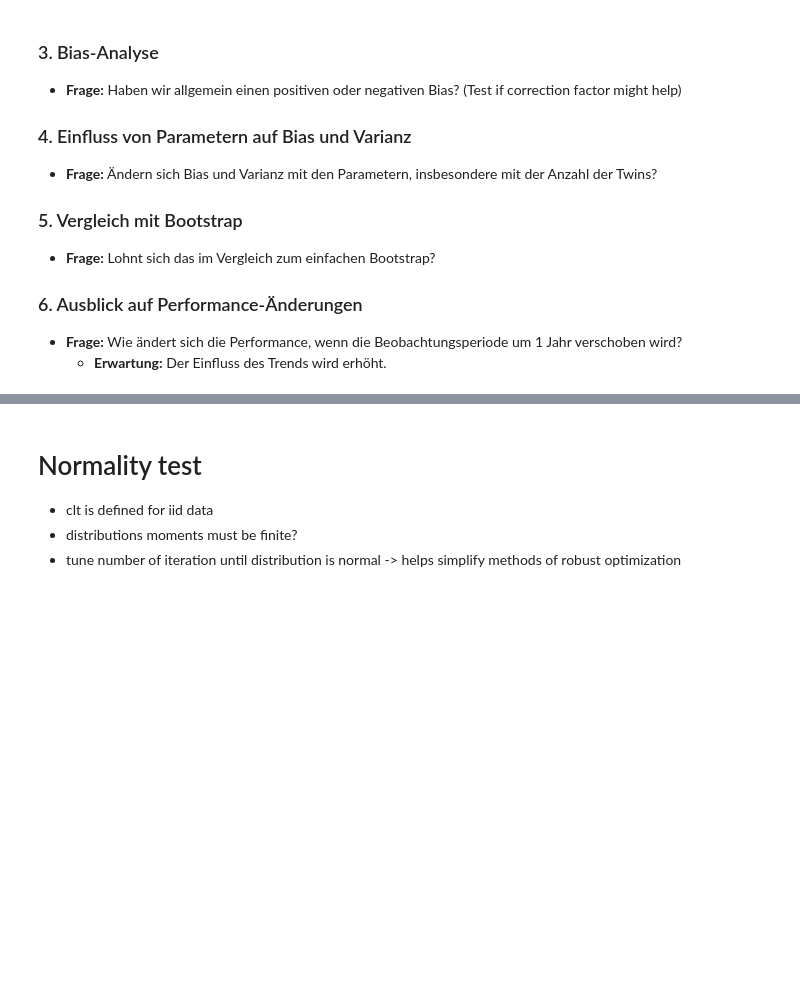
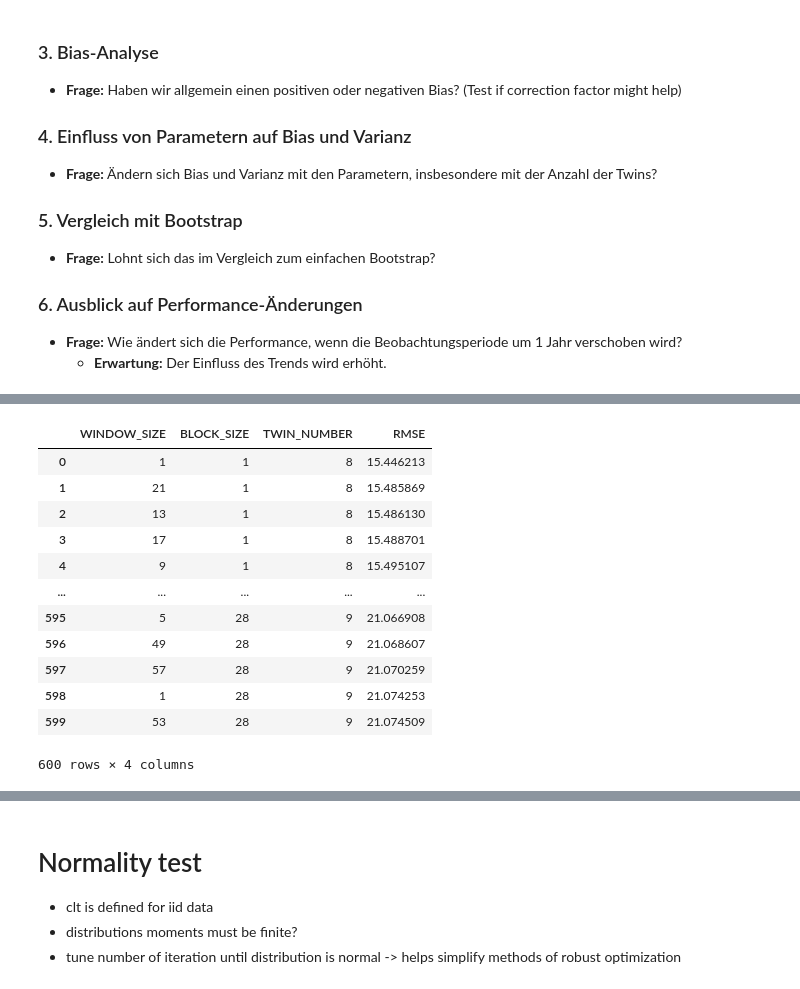
Before and after one commit to chrisnhr/Diplom, a Jupyter notebook: bootstrapping.ipynb, the cells around one changed output, grey strips where cells are left out. Saved outputs shown, nothing was run; the diff lists cells and outputs as text; code cells hidden in the pictures; blank space fills up the shorter version.

```diff
--- a/bootstrapping.ipynb
+++ b/bootstrapping.ipynb
@@ -169,2 +117,18 @@ df_results.groupby(["window_size", "block_size", "num_twins"]).mean().sort_value
+# %%
+df_results.groupby(["WINDOW_SIZE", "BLOCK_SIZE", "TWIN_NUMBER"]).mean().sort_values("RMSE").reset_index()[["WINDOW_SIZE", "BLOCK_SIZE", "TWIN_NUMBER", "RMSE" ]]
+# %% [output]
+|  | WINDOW_SIZE | BLOCK_SIZE | TWIN_NUMBER | RMSE |
+| 0 | 1 | 1 | 8 | 15.446213 |
+| 1 | 21 | 1 | 8 | 15.485869 |
+| 2 | 13 | 1 | 8 | 15.486130 |
+| 3 | 17 | 1 | 8 | 15.488701 |
+| 4 | 9 | 1 | 8 | 15.495107 |
+| ... | ... | ... | ... | ... |
+| 595 | 5 | 28 | 9 | 21.066908 |
+| 596 | 49 | 28 | 9 | 21.068607 |
+| 597 | 57 | 28 | 9 | 21.070259 |
+| 598 | 1 | 28 | 9 | 21.074253 |
+| 599 | 53 | 28 | 9 | 21.074509 |
+600 rows × 4 columns
 # %%
 #2 größten ausreißer
```
Also changed, not shown: parts of 9 cells of this notebook, 10 other files.
